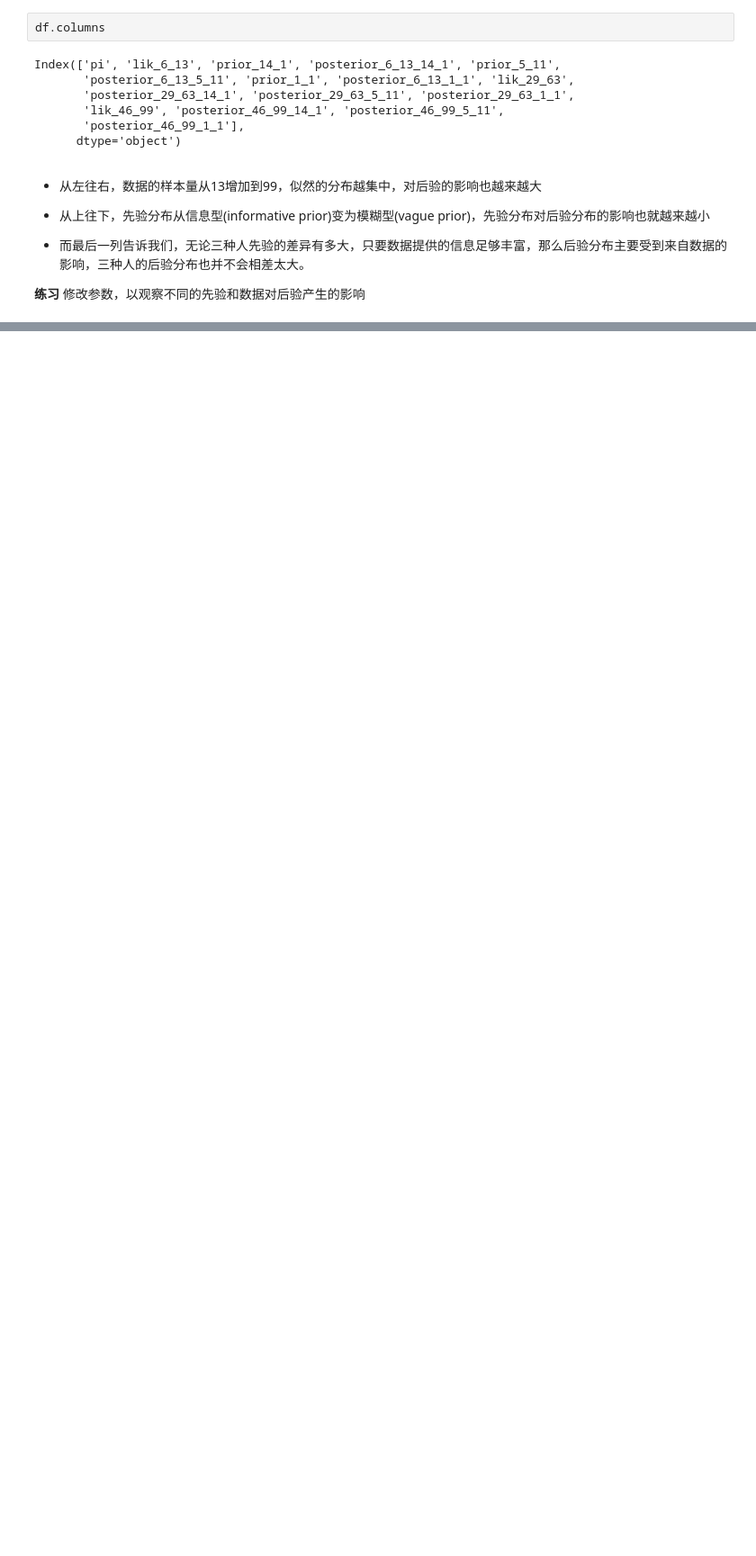
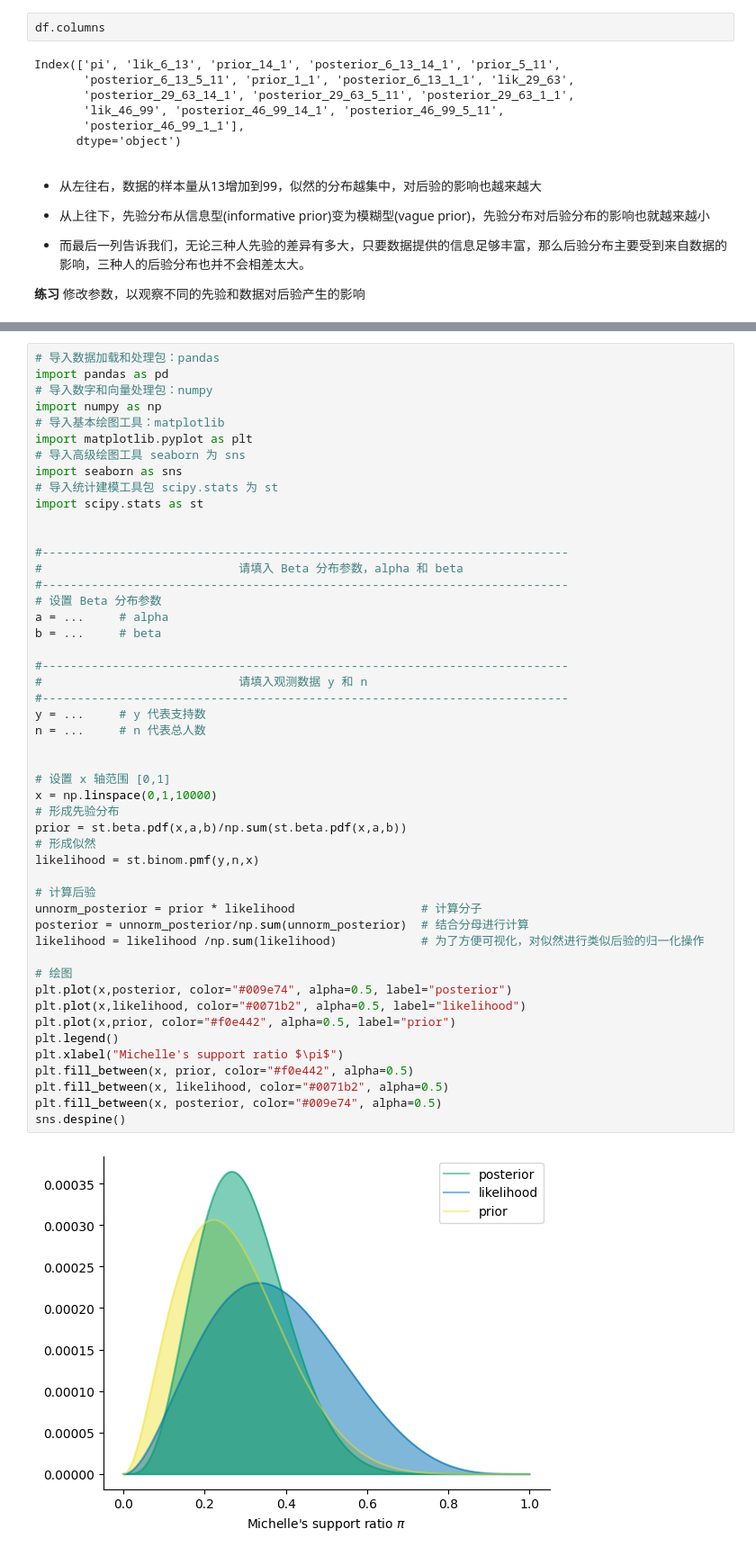
Before and after one commit to Utenna/PyBayesian, a Jupyter notebook: 2023/lin/lec4/Lecture4_v0.1.ipynb, the cells around one changed output, grey strips where cells are left out. Shown at 90% size. Drawn from its saved outputs; the diff is of its cells as text; blank space fills up the shorter version.

```diff
--- a/2023/lin/lec4/Lecture4_v0.1.ipynb
+++ b/2023/lin/lec4/Lecture4_v0.1.ipynb
@@ -416,0 +660,51 @@ Index(['pi', 'lik_6_13', 'prior_14_1', 'posterior_6_13_14_1', 'prior_5_11',
+# %%
+# 导入数据加载和处理包：pandas
+import pandas as pd
+# 导入数字和向量处理包：numpy
+import numpy as np
+# 导入基本绘图工具：matplotlib
+import matplotlib.pyplot as plt
+# 导入高级绘图工具 seaborn 为 sns
+import seaborn as sns
+# 导入统计建模工具包 scipy.stats 为 st
+import scipy.stats as st
+
+
+#---------------------------------------------------------------------------
+#                            请填入 Beta 分布参数，alpha 和 beta
+#---------------------------------------------------------------------------
+# 设置 Beta 分布参数
+a = ...     # alpha
+b = ...     # beta
+
+#---------------------------------------------------------------------------
+#                            请填入观测数据 y 和 n
+#---------------------------------------------------------------------------
+y = ...     # y 代表支持数
+n = ...     # n 代表总人数
+
+
+# 设置 x 轴范围 [0,1]
+x = np.linspace(0,1,10000)
+# 形成先验分布
+prior = st.beta.pdf(x,a,b)/np.sum(st.beta.pdf(x,a,b))
+# 形成似然
+likelihood = st.binom.pmf(y,n,x)
+
+# 计算后验
+unnorm_posterior = prior * likelihood                  # 计算分子
+posterior = unnorm_posterior/np.sum(unnorm_posterior)  # 结合分母进行计算
+likelihood = likelihood /np.sum(likelihood)            # 为了方便可视化，对似然进行类似后验的归一化操作
+
+# 绘图
+plt.plot(x,posterior, color="#009e74", alpha=0.5, label="posterior")
+plt.plot(x,likelihood, color="#0071b2", alpha=0.5, label="likelihood")
+plt.plot(x,prior, color="#f0e442", alpha=0.5, label="prior")
+plt.legend()
+plt.xlabel("Michelle's support ratio $\pi$")
+plt.fill_between(x, prior, color="#f0e442", alpha=0.5)
+plt.fill_between(x, likelihood, color="#0071b2", alpha=0.5)
+plt.fill_between(x, posterior, color="#009e74", alpha=0.5)
+sns.despine()
+# %% [output]
+[figure, added]
```
Also changed, not shown: parts of 21 cells of this notebook.
